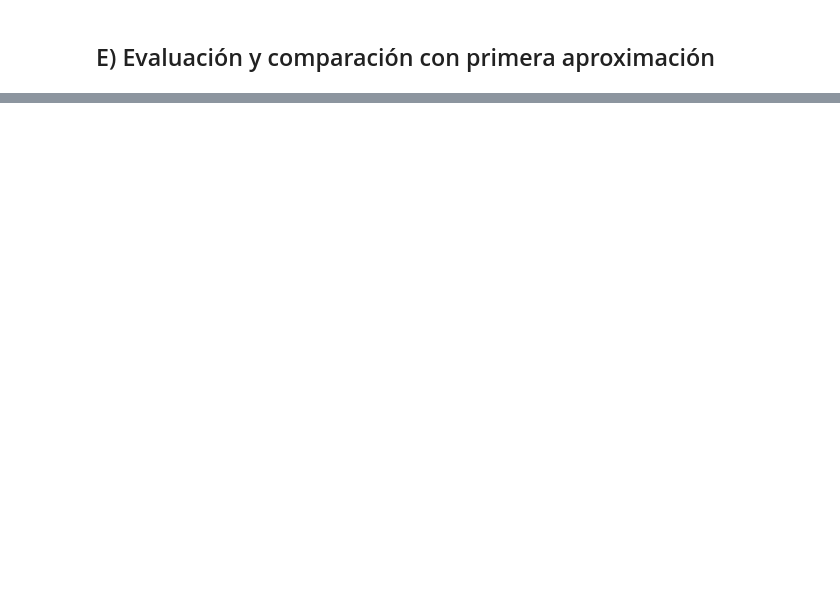
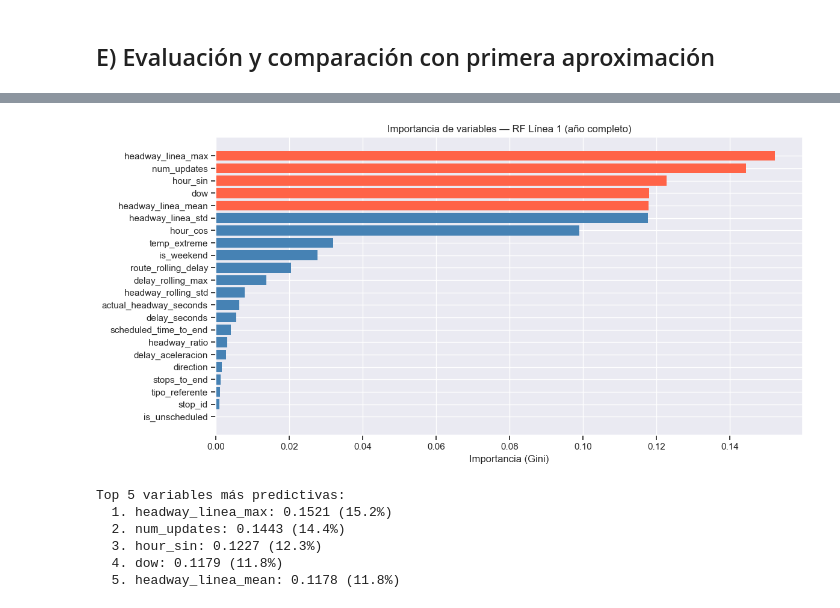
Before and after one commit to UCM-GIDIA-PD1/c2526-R5, a Jupyter notebook: src/models/modelos_alertas/tecnica_RandomForest.ipynb, the cells around one changed output, grey strips where cells are left out. Saved outputs shown, nothing was run; the diff lists cells and outputs as text; code cells hidden in the pictures; blank space fills up the shorter version.

```diff
--- a/src/models/modelos_alertas/tecnica_RandomForest.ipynb
+++ b/src/models/modelos_alertas/tecnica_RandomForest.ipynb
@@ -329,3 +345,14 @@ Verdaderos negativos (Normal bien clasificado):    831,040
 Falsos positivos (Normal clasificado como alerta): 578,811
 Falsos negativos (Alerta no detectada):            89,971  ← los más costosos
 Verdaderos positivos (Alerta detectada):           141,673
+# %%
+# Ver qué features superan el 2% de importancia
+importances = pd.Series(rf.feature_importances_, index=FEATURE_COLS)
+features_relevantes = importances_l1[importances_l1 > 0.02].sort_values(ascending=False)
+
+print(f"Features con importancia > 2%: {len(features_relevantes)} de {len(FEATURE_COLS)}")
+print()
+for feat, imp in features_relevantes.items():
+    print(f"  {feat}: {imp:.4f} ({imp*100:.1f}%)")
+
+FEATURE_COLS_REDUCED = features_relevantes.index.tolist()
@@ -513,0 +607,23 @@ weighted avg       0.79      0.58      0.65    699113
+# %%
+importances_l1 = pd.Series(rf_l1.feature_importances_, index=FEATURE_COLS_L1)
+importances_l1 = importances_l1.sort_values(ascending=False)
+
+fig, ax = plt.subplots(figsize=(12, 6))
+colors = ["tomato" if i < 5 else "steelblue" for i in range(len(importances_l1))]
+ax.barh(importances_l1.index[::-1], importances_l1.values[::-1], color=colors[::-1])
+ax.set_title("Importancia de variables — RF Línea 1 (año completo)")
+ax.set_xlabel("Importancia (Gini)")
+plt.tight_layout()
+plt.show()
+
+print("Top 5 variables más predictivas:")
+for i, (feat, imp) in enumerate(importances_l1.head(5).items(), 1):
+    print(f"  {i}. {feat}: {imp:.4f} ({imp*100:.1f}%)")
+# %% [output]
+[figure, added]
+Top 5 variables más predictivas:
+  1. headway_linea_max: 0.1521 (15.2%)
+  2. num_updates: 0.1443 (14.4%)
+  3. hour_sin: 0.1227 (12.3%)
+  4. dow: 0.1179 (11.8%)
+  5. headway_linea_mean: 0.1178 (11.8%)
```
Also changed, not shown: parts of 13 cells of this notebook.
